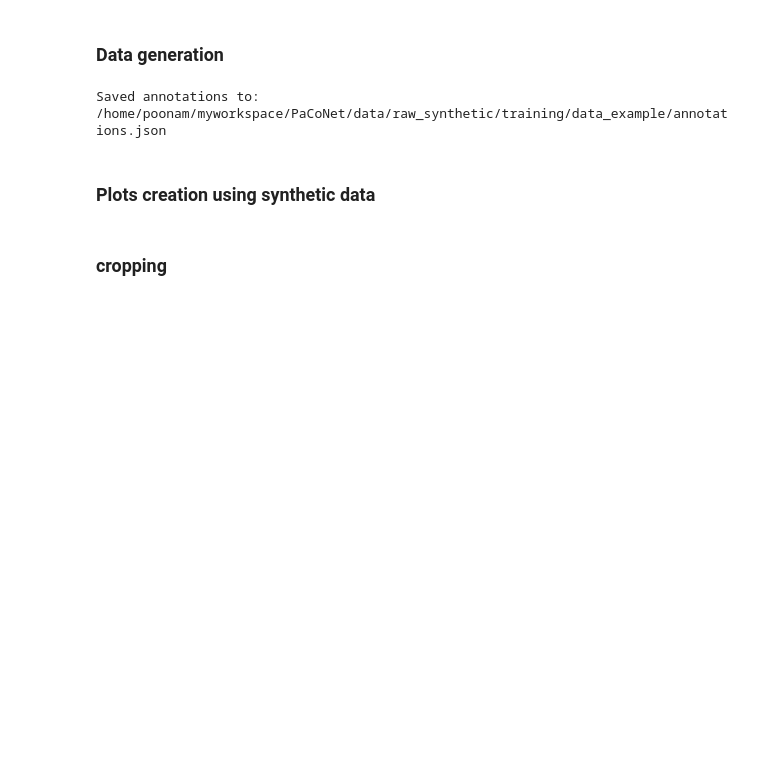
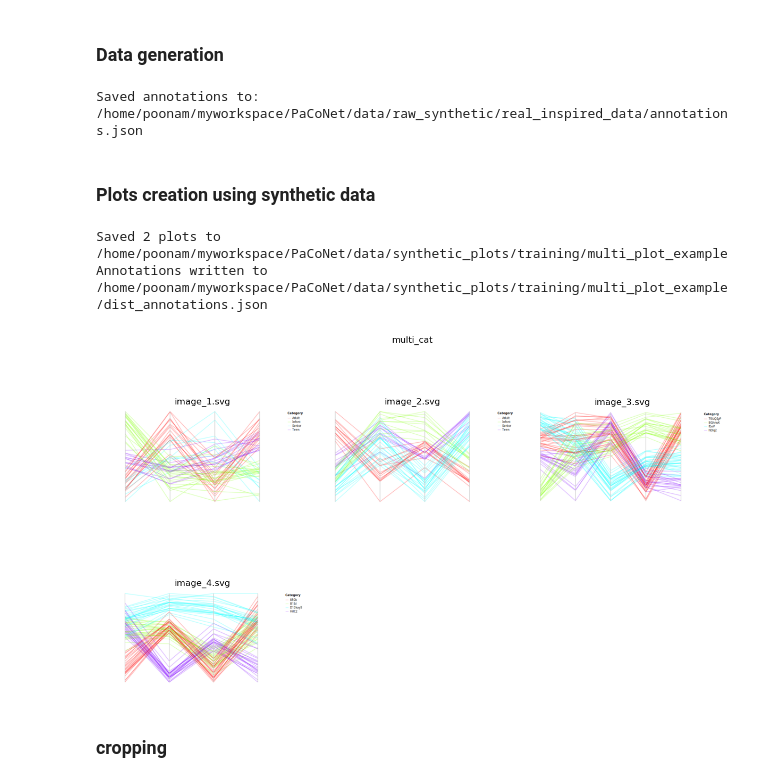
Before and after one commit to poonam2308/PaCoNet, a Jupyter notebook: notebooks/test_visualization.ipynb, the cells around one changed output. Saved outputs shown, nothing was run; the diff lists cells and outputs as text; code cells hidden in the pictures; blank space fills up the shorter version.

Commit message:
test_dist_data

```diff
--- a/notebooks/test_visualization.ipynb
+++ b/notebooks/test_visualization.ipynb
@@ -7,6 +7,7 @@ project_root = os.path.abspath(os.path.join(os.getcwd(), '..'))
 sys.path.append(project_root)
 
 import pc.data_gen.data_generator as dgen
+import pc.data_gen.test_data_generator as tgen
 from pc.plot_gen.multi_cat import MultiCatPCPGenerator
 from pc.plot_gen.single_cat import SingleCatPCPGenerator
 from pc.plot_gen.axes_crop import CroppingProcessor
@@ -19,6 +20,9 @@ from pc.plot_gen.cat_sep import CategorySeparator
 #synthetic csvs
 data_path = "data/raw_synthetic/training/data_example"
 raw_data_path = os.path.join(project_root, data_path)
+
+test_d_path = "data/raw_synthetic/real_inspired_data"
+test_data_path = os.path.join(project_root, test_d_path)
 
 #synthetic plots multi categories
 plot_paths = "data/synthetic_plots/training/multi_plot_example"
@@ -92,16 +96,35 @@ def show_images_from_folder(folder_path, title="Images", max_images=4, sort=True
 # %% [markdown]
 ### Data generation
 # %%
-dgen.generate_synthetic_datasets(raw_data_path, 20, 'annotations.json', seed=42)
+# dgen.generate_synthetic_datasets(raw_data_path, 20, 'annotations.json', seed=42)
+
+
+tgen.test_generate_synthetic_datasets(
+    directory_path=test_data_path,
+    k=2,
+    num_rows=60,
+    column_definitions=[
+        ('Height', (150, 190), 1),
+        ('Weight', (50, 100), 10),
+        ('Age', (20, 60), 1),
+        ('Days', (1, 10), 1)
+    ],
+    category_names=['Teen', 'Adult', 'Senior', 'Infant'],
+    seed=42
+)
 # %% [output]
-Saved annotations to: /home/poonam/myworkspace/PaCoNet/data/raw_synthetic/training/data_example/annotations.json
+Saved annotations to: /home/poonam/myworkspace/PaCoNet/data/raw_synthetic/real_inspired_data/annotations.json
 # %% [markdown]
 ### Plots creation using synthetic data
 # %%
 # mcat = MultiCatPCPGenerator()
 mcat = MultiCatPCPGenerator(show_labels=False)
-mcat.generate_batch(raw_data_path, plot_paths, 5)
+mcat.generate_batch(test_data_path, plot_paths, 2)
 show_images_from_folder(plot_paths, title="multi_cat")
+# %% [output]
+Saved 2 plots to /home/poonam/myworkspace/PaCoNet/data/synthetic_plots/training/multi_plot_example
+Annotations written to /home/poonam/myworkspace/PaCoNet/data/synthetic_plots/training/multi_plot_example/dist_annotations.json
+[figure, added]
 # %%
 scat = SingleCatPCPGenerator(show_labels=False)
 scat.generate_batch(raw_data_path, splot_paths, 5)
```
Also changed, not shown: 3 other files.
